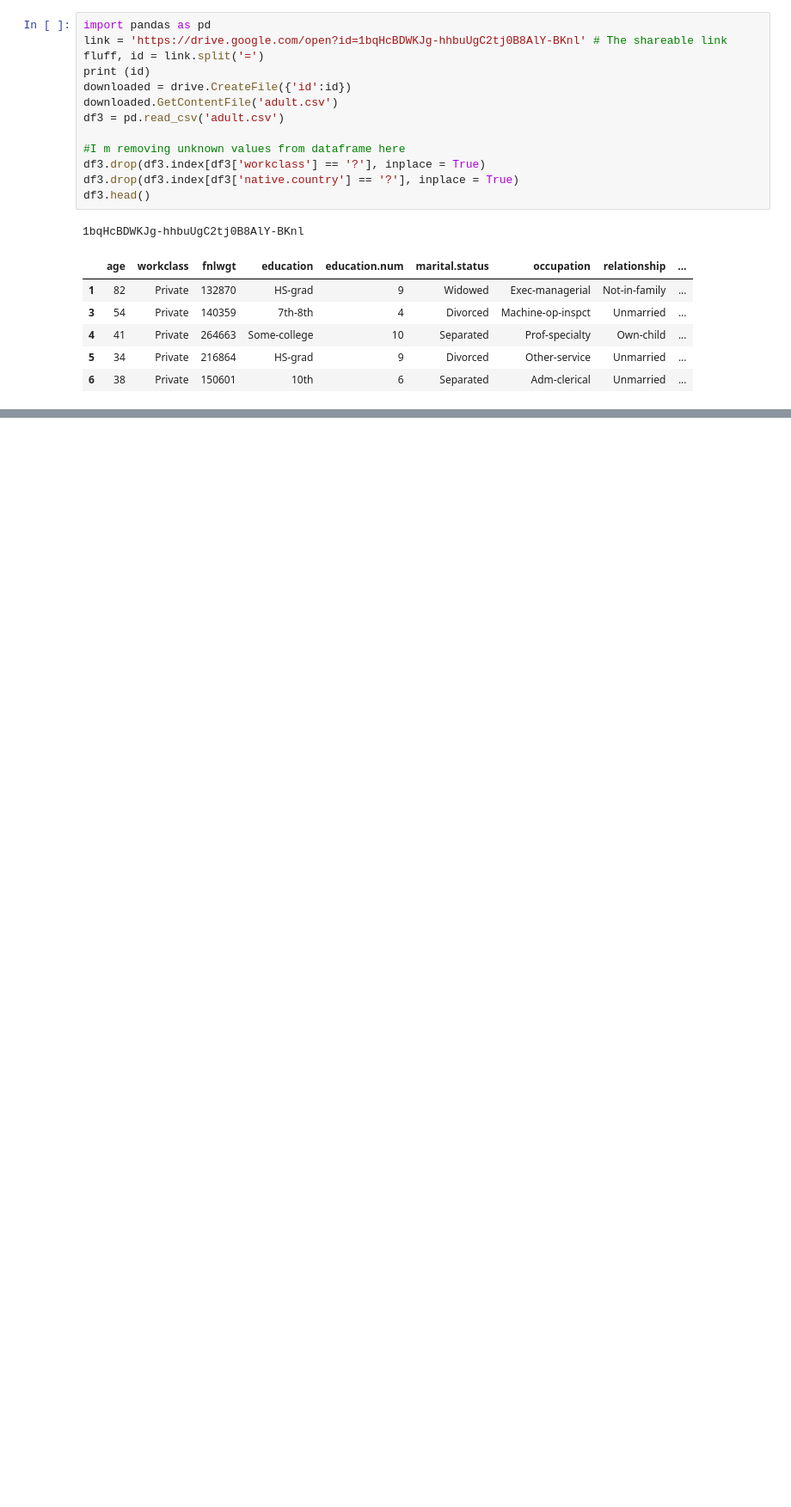
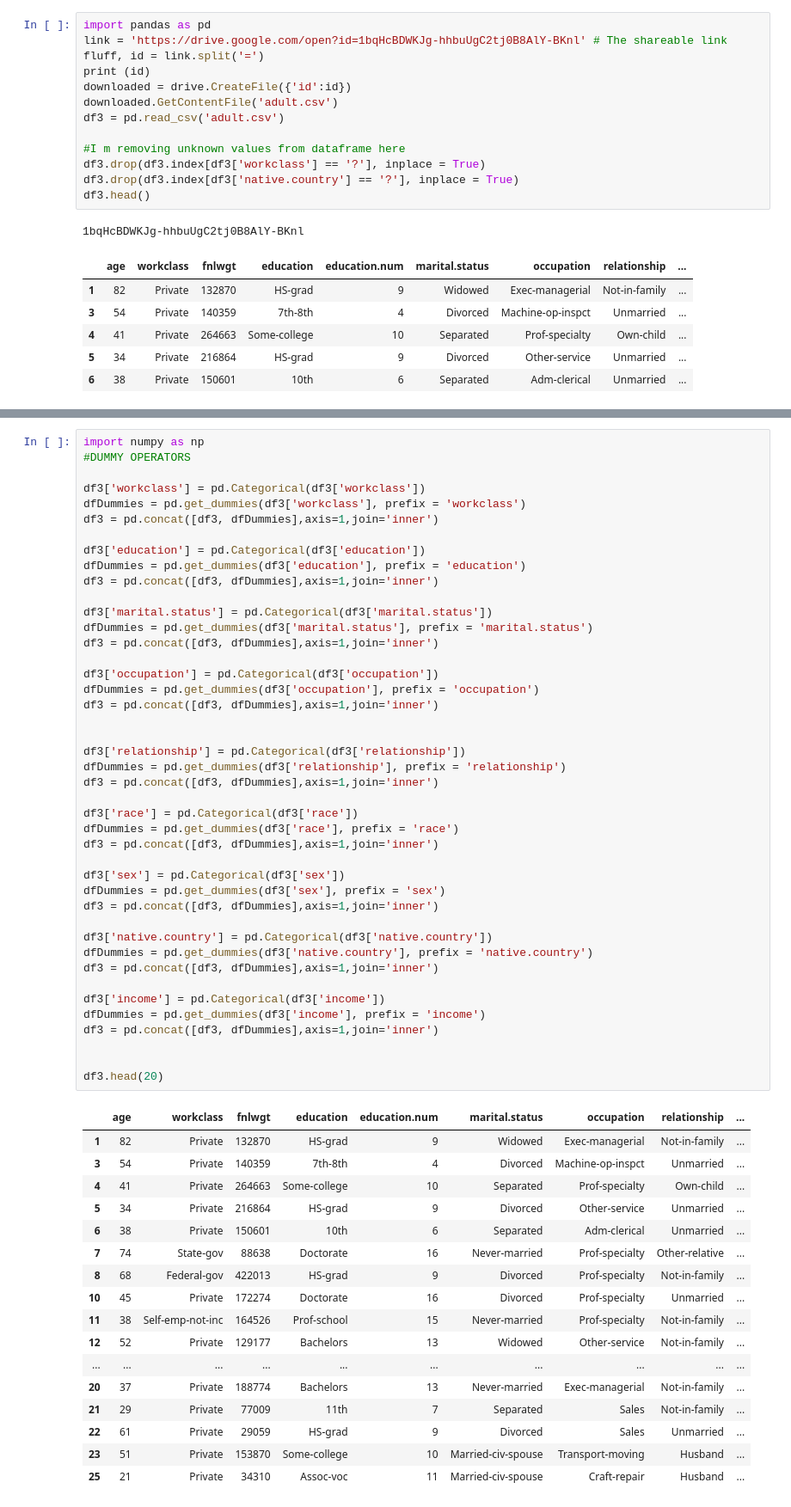
Before and after one commit to MehmetSemerci/CNG562-MehmetSemerci, a Jupyter notebook: SEMERCI_adult_census_income.ipynb, the cells around one changed output, grey strips where cells are left out. Shown at 86% size. Drawn from its saved outputs; the diff is of its cells as text; blank space fills up the shorter version.

```diff
--- a/SEMERCI_adult_census_income.ipynb
+++ b/SEMERCI_adult_census_income.ipynb
@@ -68,0 +35,61 @@ dfDummies.head()
+# %%
+import numpy as np
+#DUMMY OPERATORS
+
+df3['workclass'] = pd.Categorical(df3['workclass'])
+dfDummies = pd.get_dummies(df3['workclass'], prefix = 'workclass')
+df3 = pd.concat([df3, dfDummies],axis=1,join='inner')
+
+df3['education'] = pd.Categorical(df3['education'])
+dfDummies = pd.get_dummies(df3['education'], prefix = 'education')
+df3 = pd.concat([df3, dfDummies],axis=1,join='inner')
+
+df3['marital.status'] = pd.Categorical(df3['marital.status'])
+dfDummies = pd.get_dummies(df3['marital.status'], prefix = 'marital.status')
+df3 = pd.concat([df3, dfDummies],axis=1,join='inner')
+
+df3['occupation'] = pd.Categorical(df3['occupation'])
+dfDummies = pd.get_dummies(df3['occupation'], prefix = 'occupation')
+df3 = pd.concat([df3, dfDummies],axis=1,join='inner')
+
+
+df3['relationship'] = pd.Categorical(df3['relationship'])
+dfDummies = pd.get_dummies(df3['relationship'], prefix = 'relationship')
+df3 = pd.concat([df3, dfDummies],axis=1,join='inner')
+
+df3['race'] = pd.Categorical(df3['race'])
+dfDummies = pd.get_dummies(df3['race'], prefix = 'race')
+df3 = pd.concat([df3, dfDummies],axis=1,join='inner')
+
+df3['sex'] = pd.Categorical(df3['sex'])
+dfDummies = pd.get_dummies(df3['sex'], prefix = 'sex')
+df3 = pd.concat([df3, dfDummies],axis=1,join='inner')
+
+df3['native.country'] = pd.Categorical(df3['native.country'])
+dfDummies = pd.get_dummies(df3['native.country'], prefix = 'native.country')
+df3 = pd.concat([df3, dfDummies],axis=1,join='inner')
+
+df3['income'] = pd.Categorical(df3['income'])
+dfDummies = pd.get_dummies(df3['income'], prefix = 'income')
+df3 = pd.concat([df3, dfDummies],axis=1,join='inner')
+
+
+df3.head(20)
+# %% [output]
+|  | age | workclass | fnlwgt | education | education.num | marital.status | occupation | relationship | ... |
+| 1 | 82 | Private | 132870 | HS-grad | 9 | Widowed | Exec-managerial | Not-in-family | ... |
+| 3 | 54 | Private | 140359 | 7th-8th | 4 | Divorced | Machine-op-inspct | Unmarried | ... |
+| 4 | 41 | Private | 264663 | Some-college | 10 | Separated | Prof-specialty | Own-child | ... |
+| 5 | 34 | Private | 216864 | HS-grad | 9 | Divorced | Other-service | Unmarried | ... |
+| 6 | 38 | Private | 150601 | 10th | 6 | Separated | Adm-clerical | Unmarried | ... |
+| 7 | 74 | State-gov | 88638 | Doctorate | 16 | Never-married | Prof-specialty | Other-relative | ... |
+| 8 | 68 | Federal-gov | 422013 | HS-grad | 9 | Divorced | Prof-specialty | Not-in-family | ... |
+| 10 | 45 | Private | 172274 | Doctorate | 16 | Divorced | Prof-specialty | Unmarried | ... |
+| 11 | 38 | Self-emp-not-inc | 164526 | Prof-school | 15 | Never-married | Prof-specialty | Not-in-family | ... |
+| 12 | 52 | Private | 129177 | Bachelors | 13 | Widowed | Other-service | Not-in-family | ... |
+| ... | ... | ... | ... | ... | ... | ... | ... | ... | ... |
+| 20 | 37 | Private | 188774 | Bachelors | 13 | Never-married | Exec-managerial | Not-in-family | ... |
+| 21 | 29 | Private | 77009 | 11th | 7 | Separated | Sales | Not-in-family | ... |
+| 22 | 61 | Private | 29059 | HS-grad | 9 | Divorced | Sales | Unmarried | ... |
+| 23 | 51 | Private | 153870 | Some-college | 10 | Married-civ-spouse | Transport-moving | Husband | ... |
+| 25 | 21 | Private | 34310 | Assoc-voc | 11 | Married-civ-spouse | Craft-repair | Husband | ... |
```
Also changed, not shown: parts of 5 cells of this notebook.
